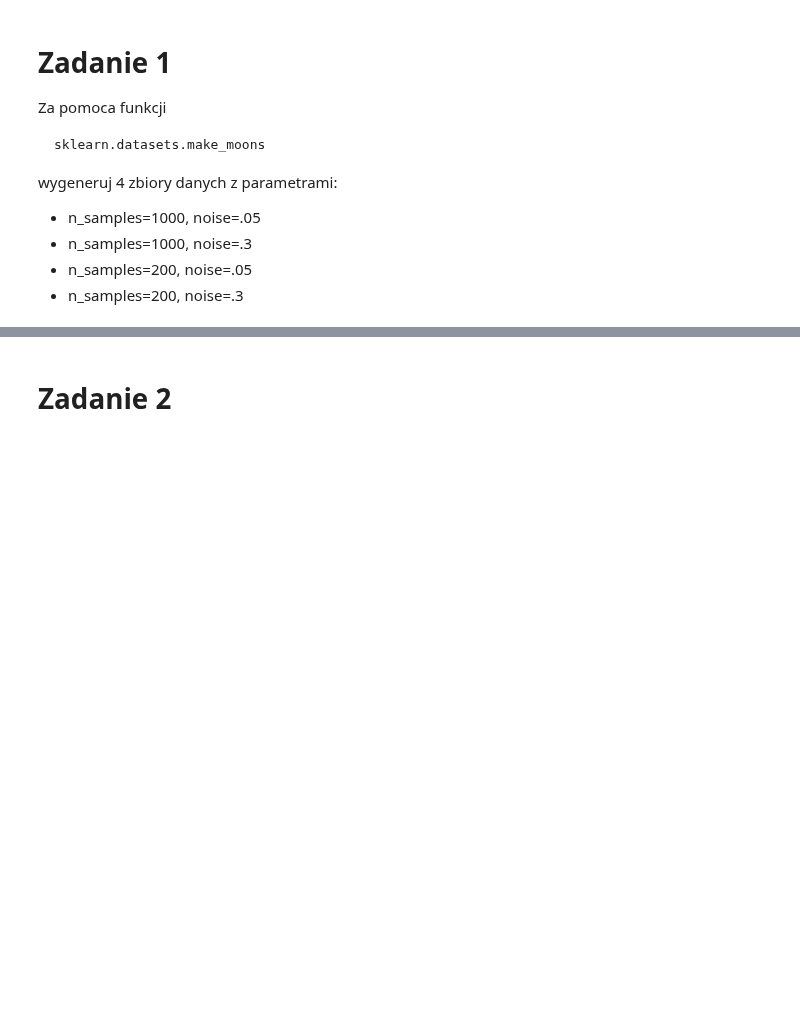
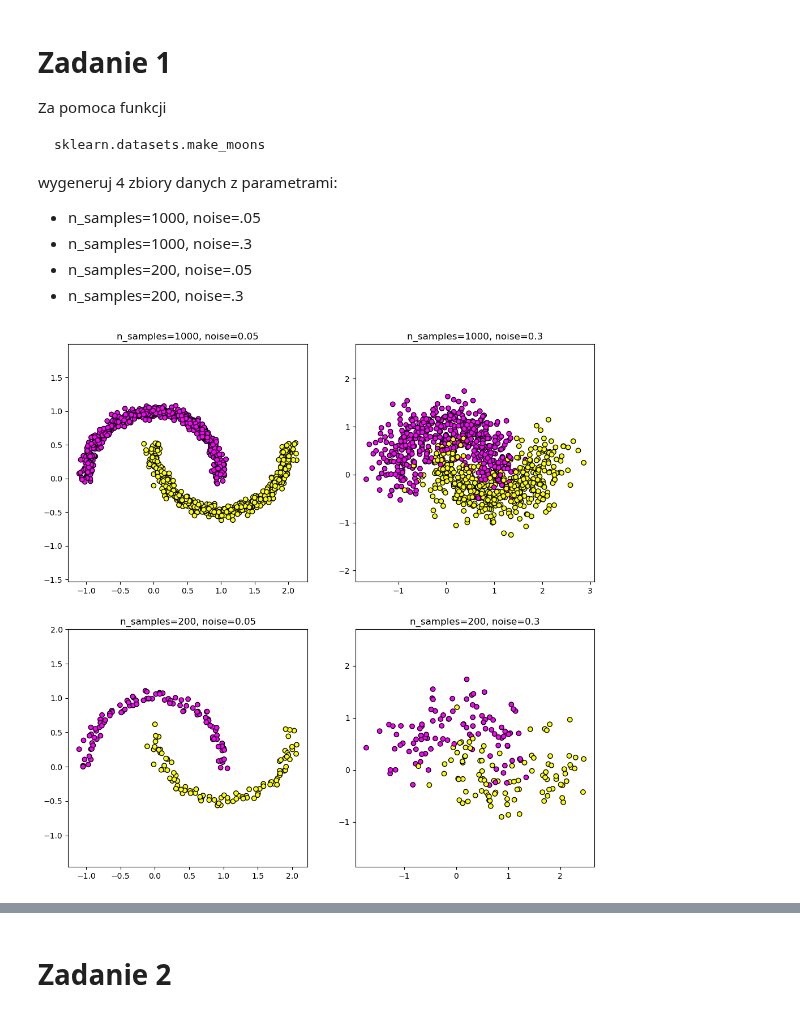
Before and after one commit to sit3kk/Basics-of-Artificial-Intelligence-Notebooks, a Jupyter notebook: Notebooks/10/AD_Z10_D_Logistic_Regression.ipynb, the cells around one changed output, grey strips where cells are left out. Cells and saved outputs as stored; diff of their text form; code cells hidden in the pictures; blank space fills up the shorter version.

```diff
--- a/Notebooks/10/AD_Z10_D_Logistic_Regression.ipynb
+++ b/Notebooks/10/AD_Z10_D_Logistic_Regression.ipynb
@@ -89,3 +83,22 @@ X, y = sklearn.datasets.make_moons(n_samples=1000, noise=.05)
+# %%
+import numpy as np
+import matplotlib.pyplot as plt
+from sklearn.datasets import make_moons
+
+
+params = [(1000, 0.05), (1000, 0.3), (200, 0.05), (200, 0.3)]
+
+fig, axes = plt.subplots(2, 2, figsize=(12, 12))
+
+for (n_samples, noise), ax in zip(params, axes.ravel()):
+    X, y = make_moons(n_samples=n_samples, noise=noise, random_state=42)
+    ax.scatter(X[:, 0], X[:, 1], c=y, cmap=plt.cm.spring, edgecolors="k")
+    ax.set_title(f"n_samples={n_samples}, noise={noise}")
+    ax.axis("equal")
+
+plt.show()
+# %% [output]
+[figure, added]
 # %%
 import matplotlib.pyplot as plt
 
```
Also changed, not shown: parts of 11 cells of this notebook.
